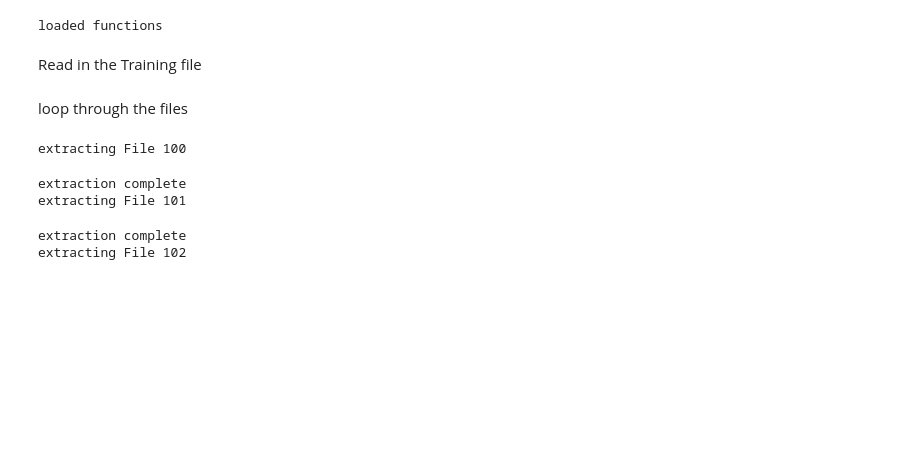
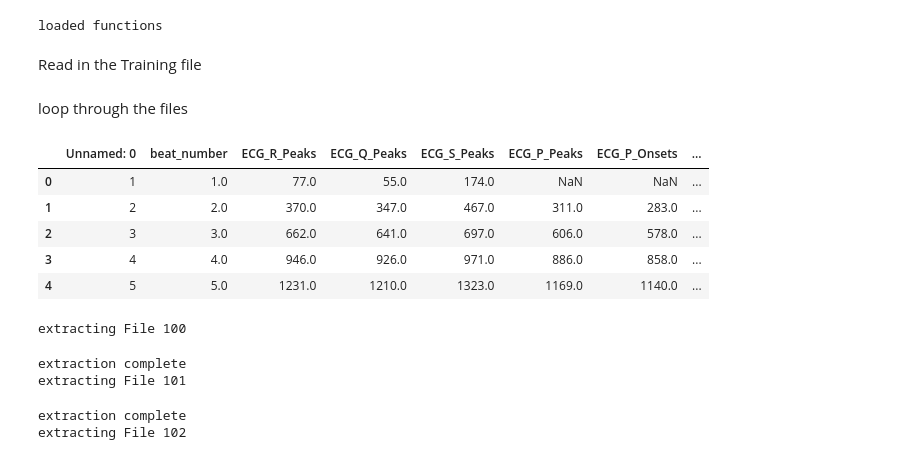
Before and after one commit to aartisinghh/Sensights, a Jupyter notebook: Recording features.ipynb, the cells around one changed output. Saved outputs shown, nothing was run; the diff lists cells and outputs as text; code cells hidden in the pictures; blank space fills up the shorter version.

```diff
--- a/Recording features.ipynb
+++ b/Recording features.ipynb
@@ -18,6 +18,14 @@ for i in remove:
 loop through the files
 # %%
 Training=pd.read_csv("training.csv")
+FEAT=pd.read_csv('testFeatures.csv')
+# %% [output]
+|  | Unnamed: 0 | beat_number | ECG_R_Peaks | ECG_Q_Peaks | ECG_S_Peaks | ECG_P_Peaks | ECG_P_Onsets | ... |
+| 0 | 1 | 1.0 | 77.0 | 55.0 | 174.0 | NaN | NaN | ... |
+| 1 | 2 | 2.0 | 370.0 | 347.0 | 467.0 | 311.0 | 283.0 | ... |
+| 2 | 3 | 3.0 | 662.0 | 641.0 | 697.0 | 606.0 | 578.0 | ... |
+| 3 | 4 | 4.0 | 946.0 | 926.0 | 971.0 | 886.0 | 858.0 | ... |
+| 4 | 5 | 5.0 | 1231.0 | 1210.0 | 1323.0 | 1169.0 | 1140.0 | ... |
 # %%
 #read and collect features infomation from all files
 tempFeatures=pd.DataFrame()
```
Also changed, not shown: parts of 8 cells of this notebook, 1 other file.
